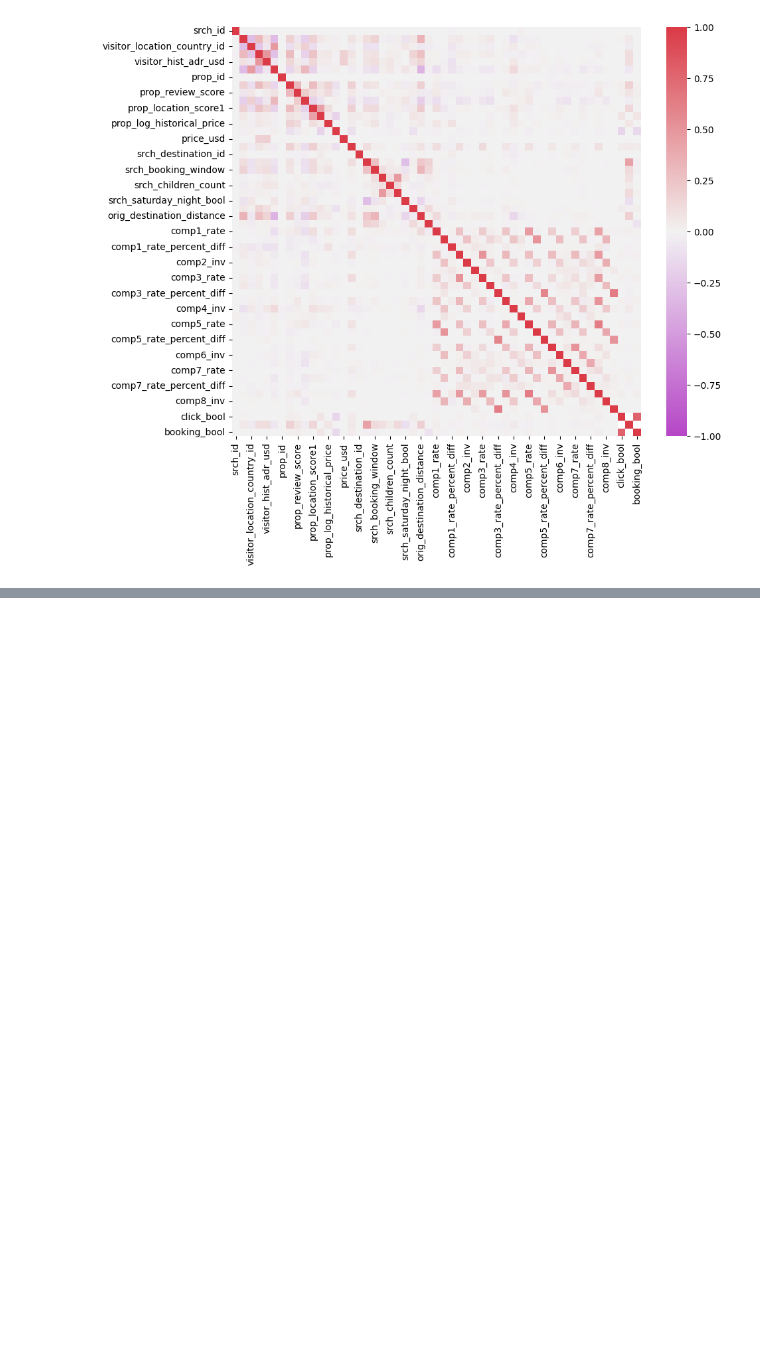
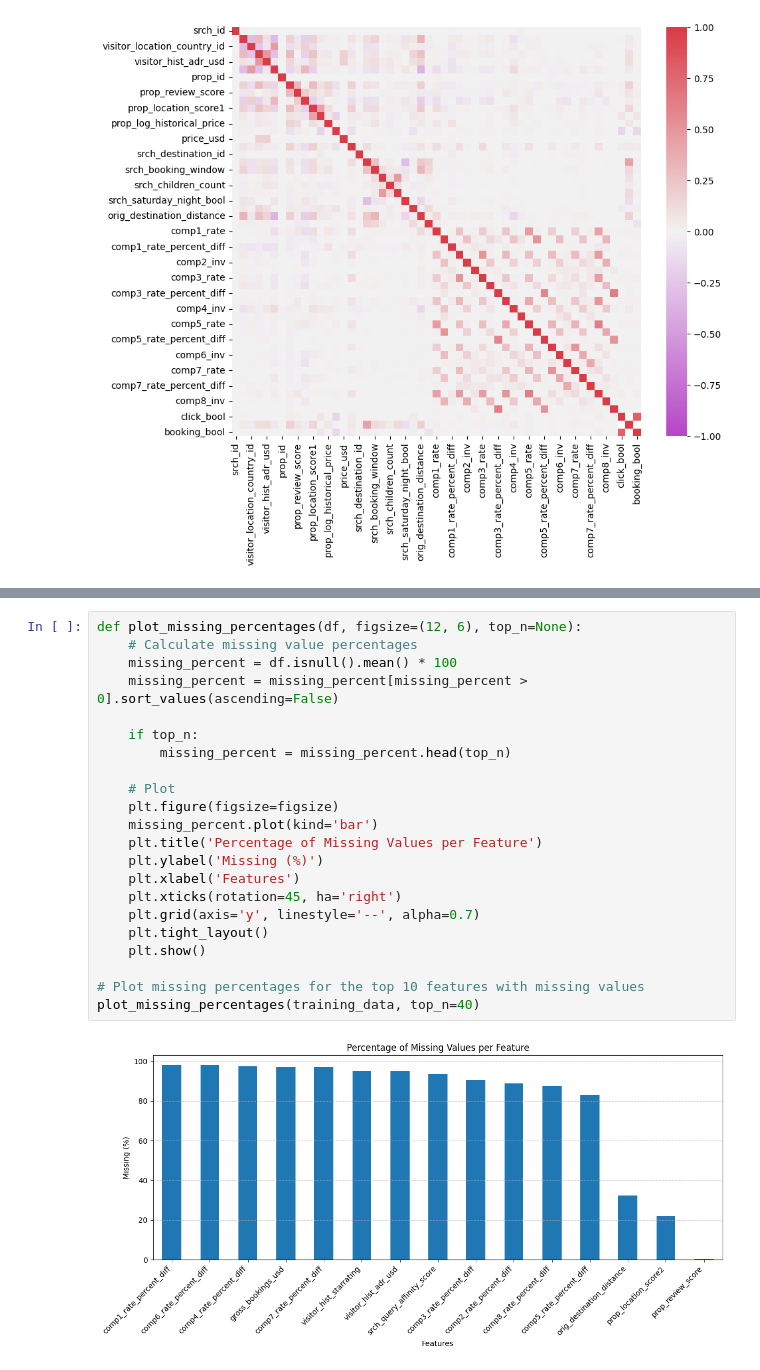
Before and after one commit to kshnva/DMT2, a Jupyter notebook: eda.ipynb, the cells around one changed output, grey strips where cells are left out. Drawn from its saved outputs; the diff is of its cells as text; blank space fills up the shorter version.

```diff
--- a/eda.ipynb
+++ b/eda.ipynb
@@ -17,0 +342,24 @@ sns.heatmap(corr,
+# %%
+def plot_missing_percentages(df, figsize=(12, 6), top_n=None):
+    # Calculate missing value percentages
+    missing_percent = df.isnull().mean() * 100
+    missing_percent = missing_percent[missing_percent > 0].sort_values(ascending=False)
+
+    if top_n:
+        missing_percent = missing_percent.head(top_n)
+
+    # Plot
+    plt.figure(figsize=figsize)
+    missing_percent.plot(kind='bar')
+    plt.title('Percentage of Missing Values per Feature')
+    plt.ylabel('Missing (%)')
+    plt.xlabel('Features')
+    plt.xticks(rotation=45, ha='right')
+    plt.grid(axis='y', linestyle='--', alpha=0.7)
+    plt.tight_layout()
+    plt.show()
+
+# Plot missing percentages for the top 10 features with missing values
+plot_missing_percentages(training_data, top_n=40)
+# %% [output]
+[figure, added]
```
Also changed, not shown: parts of 13 cells of this notebook, 1 other file.
